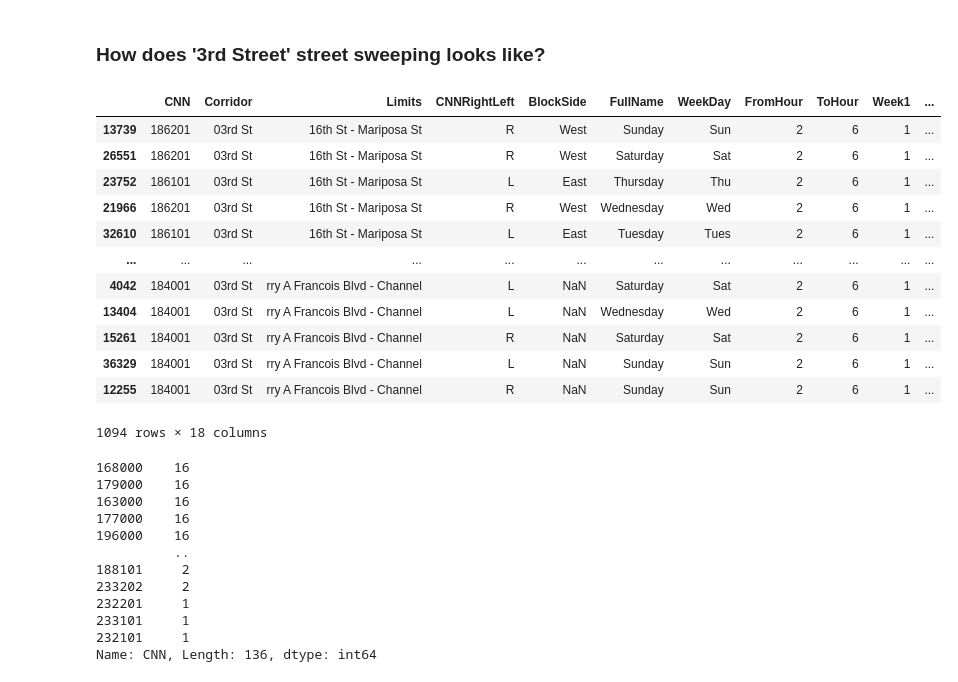
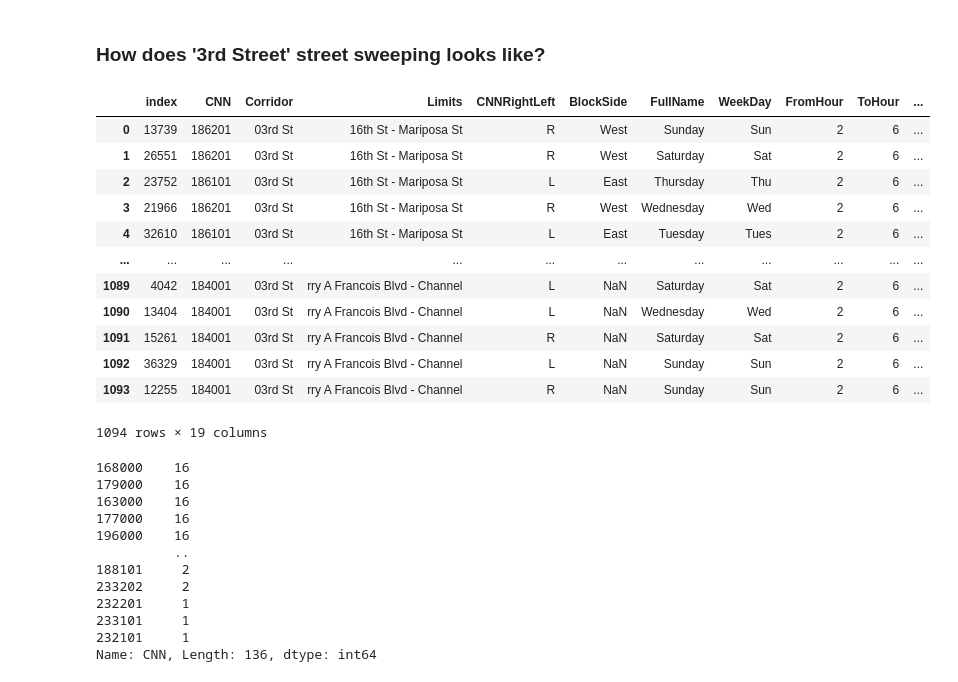
Before and after one commit to jiyuntsai/sf-parking-citation, a Jupyter notebook: 04_st-cleaning-schedule.ipynb, the cells around one changed output. Cells and saved outputs as stored; diff of their text form; code cells hidden in the pictures.

```diff
--- a/04_st-cleaning-schedule.ipynb
+++ b/04_st-cleaning-schedule.ipynb
@@ -222,22 +222,22 @@ mission_st[mission_st['Frequency_per_month']==5]
 # %% [markdown]
 ### How does '3rd Street' street sweeping looks like?
 # %%
-third_st = schedule[schedule['Corridor'] == '03rd St'].sort_values('Limits')
+third_st = schedule[schedule['Corridor'] == '03rd St'].sort_values('Limits').reset_index()
 third_st
 # %% [output]
-|  | CNN | Corridor | Limits | CNNRightLeft | BlockSide | FullName | WeekDay | FromHour | ToHour | Week1 | ... |
-| 13739 | 186201 | 03rd St | 16th St - Mariposa St | R | West | Sunday | Sun | 2 | 6 | 1 | ... |
-| 26551 | 186201 | 03rd St | 16th St - Mariposa St | R | West | Saturday | Sat | 2 | 6 | 1 | ... |
-| 23752 | 186101 | 03rd St | 16th St - Mariposa St | L | East | Thursday | Thu | 2 | 6 | 1 | ... |
-| 21966 | 186201 | 03rd St | 16th St - Mariposa St | R | West | Wednesday | Wed | 2 | 6 | 1 | ... |
-| 32610 | 186101 | 03rd St | 16th St - Mariposa St | L | East | Tuesday | Tues | 2 | 6 | 1 | ... |
+|  | index | CNN | Corridor | Limits | CNNRightLeft | BlockSide | FullName | WeekDay | FromHour | ToHour | ... |
+| 0 | 13739 | 186201 | 03rd St | 16th St - Mariposa St | R | West | Sunday | Sun | 2 | 6 | ... |
+| 1 | 26551 | 186201 | 03rd St | 16th St - Mariposa St | R | West | Saturday | Sat | 2 | 6 | ... |
+| 2 | 23752 | 186101 | 03rd St | 16th St - Mariposa St | L | East | Thursday | Thu | 2 | 6 | ... |
+| 3 | 21966 | 186201 | 03rd St | 16th St - Mariposa St | R | West | Wednesday | Wed | 2 | 6 | ... |
+| 4 | 32610 | 186101 | 03rd St | 16th St - Mariposa St | L | East | Tuesday | Tues | 2 | 6 | ... |
 | ... | ... | ... | ... | ... | ... | ... | ... | ... | ... | ... | ... |
-| 4042 | 184001 | 03rd St | rry A Francois Blvd - Channel | L | NaN | Saturday | Sat | 2 | 6 | 1 | ... |
-| 13404 | 184001 | 03rd St | rry A Francois Blvd - Channel | L | NaN | Wednesday | Wed | 2 | 6 | 1 | ... |
-| 15261 | 184001 | 03rd St | rry A Francois Blvd - Channel | R | NaN | Saturday | Sat | 2 | 6 | 1 | ... |
-| 36329 | 184001 | 03rd St | rry A Francois Blvd - Channel | L | NaN | Sunday | Sun | 2 | 6 | 1 | ... |
-| 12255 | 184001 | 03rd St | rry A Francois Blvd - Channel | R | NaN | Sunday | Sun | 2 | 6 | 1 | ... |
+| 1089 | 4042 | 184001 | 03rd St | rry A Francois Blvd - Channel | L | NaN | Saturday | Sat | 2 | 6 | ... |
+| 1090 | 13404 | 184001 | 03rd St | rry A Francois Blvd - Channel | L | NaN | Wednesday | Wed | 2 | 6 | ... |
+| 1091 | 15261 | 184001 | 03rd St | rry A Francois Blvd - Channel | R | NaN | Saturday | Sat | 2 | 6 | ... |
+| 1092 | 36329 | 184001 | 03rd St | rry A Francois Blvd - Channel | L | NaN | Sunday | Sun | 2 | 6 | ... |
+| 1093 | 12255 | 184001 | 03rd St | rry A Francois Blvd - Channel | R | NaN | Sunday | Sun | 2 | 6 | ... |
-1094 rows × 18 columns
+1094 rows × 19 columns
 # %%
 third_st['CNN'].value_counts()
 # %% [output]
```
Also changed, not shown: parts of 15 cells of this notebook, 2 other files.
